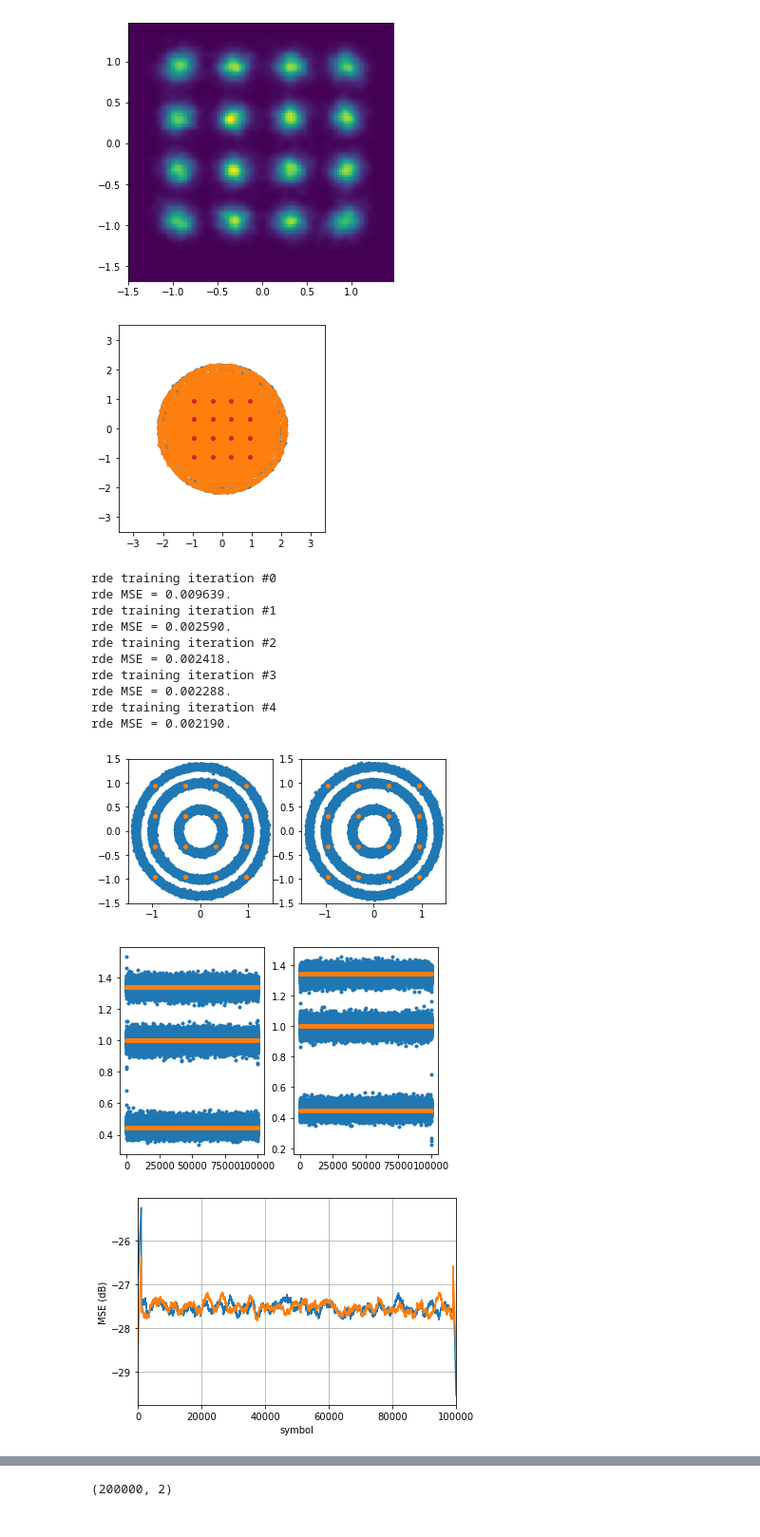
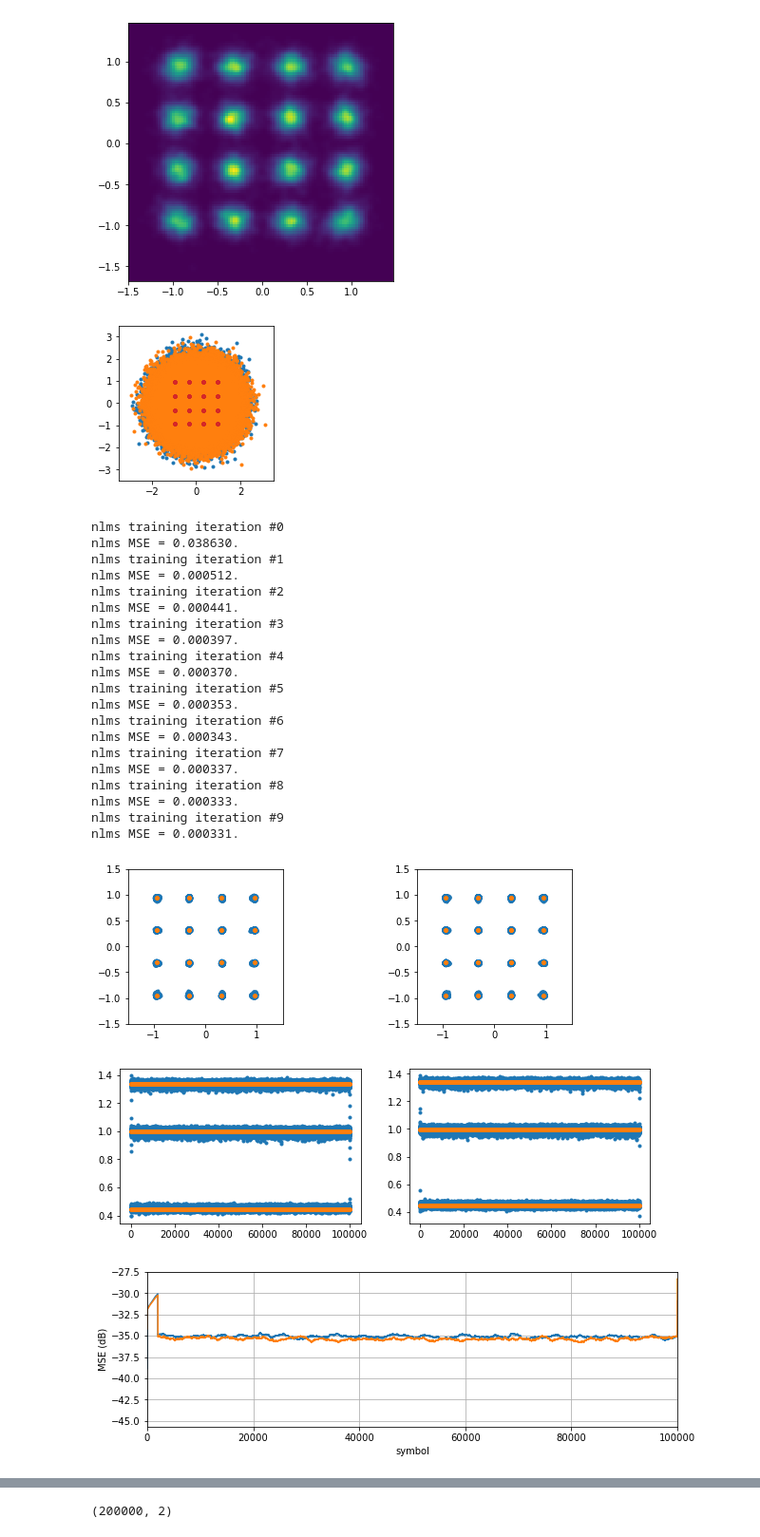
Before and after one commit to edsonportosilva/OptiCommPy, a Jupyter notebook: jupyter notebooks/Adaptive equalization.ipynb, the cells around one changed output, grey strips where cells are left out. Shown at 95% size. Saved outputs shown, nothing was run; the diff lists cells and outputs as text; code cells hidden in the pictures.

```diff
--- a/jupyter notebooks/Adaptive equalization.ipynb
+++ b/jupyter notebooks/Adaptive equalization.ipynb
@@ -87,11 +138,11 @@ ssfm(Ei, Fs, paramCh)
 # %%
 # Parâmetros do transmissor:
 param = parameters()
-param.M   = 16            # ordem do formato de modulação
+param.M   = 16           # ordem do formato de modulação
 param.Rs  = 32e9         # taxa de sinalização [baud]
 param.SpS = 8            # número de amostras por símbolo
 param.Nbits = 400000     # número de bits
-param.pulse = 'nrz'      # formato de pulso
+param.pulse = 'rrc'      # formato de pulso
 param.Ntaps = 4096       # número de coeficientes do filtro RRC
 param.alphaRRC = 0.01    # rolloff do filtro RRC
 param.Pch_dBm = 1        # potência média por canal WDM [dBm]
@@ -119,7 +170,7 @@ paramCh = parameters()
 paramCh.Ltotal = 80   # km
 paramCh.Lspan  = 20    # km
 paramCh.alpha = 0.2    # dB/km
-paramCh.D = 0          # ps/nm/km
+paramCh.D = 16         # ps/nm/km
 paramCh.Fc = 193.1e12  # Hz
 paramCh.hz = 0.1       # km
 paramCh.gamma = 1.3    # 1/(W.km)
@@ -166,7 +217,7 @@ print('Demodulating channel #%d , fc: %.4f THz, λ: %.4f nm\n'\
 symbTx = transmSymbols[:,:,chIndex]
 
 # local oscillator (LO) parameters:
-FO      = 64e6                  # frequency offset
+FO      = 0*64e6                  # frequency offset
 Δf_lo   = freqGrid[chIndex]+FO  # downshift of the channel to be demodulated
 lw      = 0*100e3               # linewidth
 Plo_dBm = 10                    # power in dBm
@@ -183,7 +234,7 @@ t       = np.arange(0, len(sigWDM))*Ta
 sigLO   = np.sqrt(Plo)*np.exp(1j*(2*π*Δf_lo*t + ϕ_lo + ϕ_pn_lo))
 
 # polarization multiplexed coherent optical receiver
-sigRx = pdmCoherentReceiver(sigWDM, sigLO, θsig=π/3, Rdx=1, Rdy=1)
+sigRx = pdmCoherentReceiver(sigWDM, sigLO, θsig=0, Rdx=1, Rdy=1)
 
 fig, (ax1, ax2) = plt.subplots(1, 2)
 
@@ -361,7 +424,7 @@ plt.axis('square')
 plt.xlim(-3.5, 3.5)
 plt.ylim(-3.5, 3.5);
 # %% [output]
-[figure, old version]
+[figure, new version]
 # %%
 from numba import njit, jit
 
@@ -580,10 +643,10 @@ def rdeUp(x, R, outEq, mu, H, nModes):
 paramEq = parameters()
 paramEq.nTaps = 75
 paramEq.SpS   = 2
-paramEq.mu    = 1e-3
-paramEq.numIter = 5
+paramEq.mu    = 1e-2
+paramEq.numIter = 10
 paramEq.storeCoeff = False
-paramEq.alg   = ['rde']
+paramEq.alg   = ['nlms']
 paramEq.M     = 16
 #paramEq.H = H
 #paramEq.L = [20000]
@@ -594,16 +657,26 @@ y_EQ, H, errSq, Hiter = mimoAdaptEqualizer(x, dx=d, paramEq=paramEq)
 #                                            dx=np.matlib.repmat(d,1,3),\
 #                                            paramEq=paramEq)
 # %% [output]
-rde training iteration #0
-rde MSE = 0.009639.
-rde training iteration #1
-rde MSE = 0.002590.
-rde training iteration #2
-rde MSE = 0.002418.
-rde training iteration #3
-rde MSE = 0.002288.
-rde training iteration #4
-rde MSE = 0.002190.
+nlms training iteration #0
+nlms MSE = 0.038630.
+nlms training iteration #1
+nlms MSE = 0.000512.
+nlms training iteration #2
+nlms MSE = 0.000441.
+nlms training iteration #3
+nlms MSE = 0.000397.
+nlms training iteration #4
+nlms MSE = 0.000370.
+nlms training iteration #5
+nlms MSE = 0.000353.
+nlms training iteration #6
+nlms MSE = 0.000343.
+nlms training iteration #7
+nlms MSE = 0.000337.
+nlms training iteration #8
+nlms MSE = 0.000333.
+nlms training iteration #9
+nlms MSE = 0.000331.
 # %%
 fig, (ax1, ax2) = plt.subplots(1, 2)
 discard = 1000
@@ -620,7 +693,7 @@ ax2.axis('square')
 ax2.set_xlim(-1.5, 1.5)
 ax2.set_ylim(-1.5, 1.5);
 # %% [output]
-[figure, old version]
+[figure, new version]
 # %%
 fig, (ax1, ax2) = plt.subplots(1, 2)
 discard = 1
@@ -637,22 +710,26 @@ ax2.plot(np.abs(d[:,1]),'.');
 #ax2.set_xlim(-1.5, 1.5)
 #ax2.set_ylim(-1.5, 1.5);
 # %% [output]
-[figure, old version]
+[figure, new version]
 # %%
 Nav = 2000
 h = np.ones(Nav)/Nav
 
 plt.figure()
+# for ind in range(0, errSq.shape[0]):
+#     err_ = errSq[ind,:]
+#     plt.plot(10*np.log10(firFilter(h, err_)));
+
 for ind in range(0, errSq.shape[0]):
     err_ = errSq[ind,:]
-    plt.plot(10*np.log10(firFilter(h, err_)));
+    plt.plot(10*np.log10(np.convolve(h, err_)));
 
 plt.grid()
 plt.xlim(0,errSq.shape[1])
 plt.xlabel('symbol')
 plt.ylabel('MSE (dB)');
 # %% [output]
-[figure, old version]
+[figure, new version]
 # %%
 plt.plot(H.real.T,'-');
 plt.plot(H.imag.T,'-');
```
Also changed, not shown: parts of 25 cells of this notebook, 1 other file.
